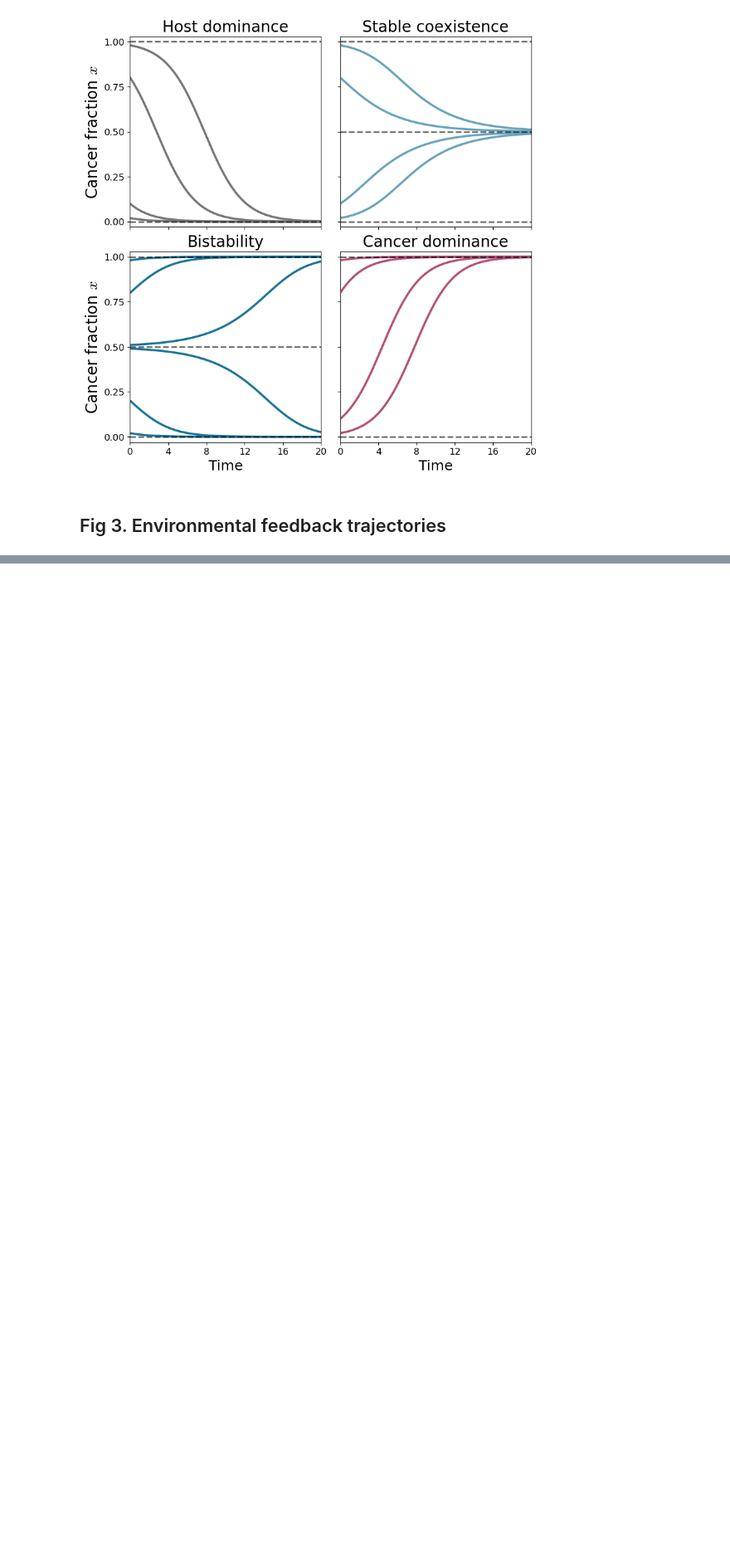
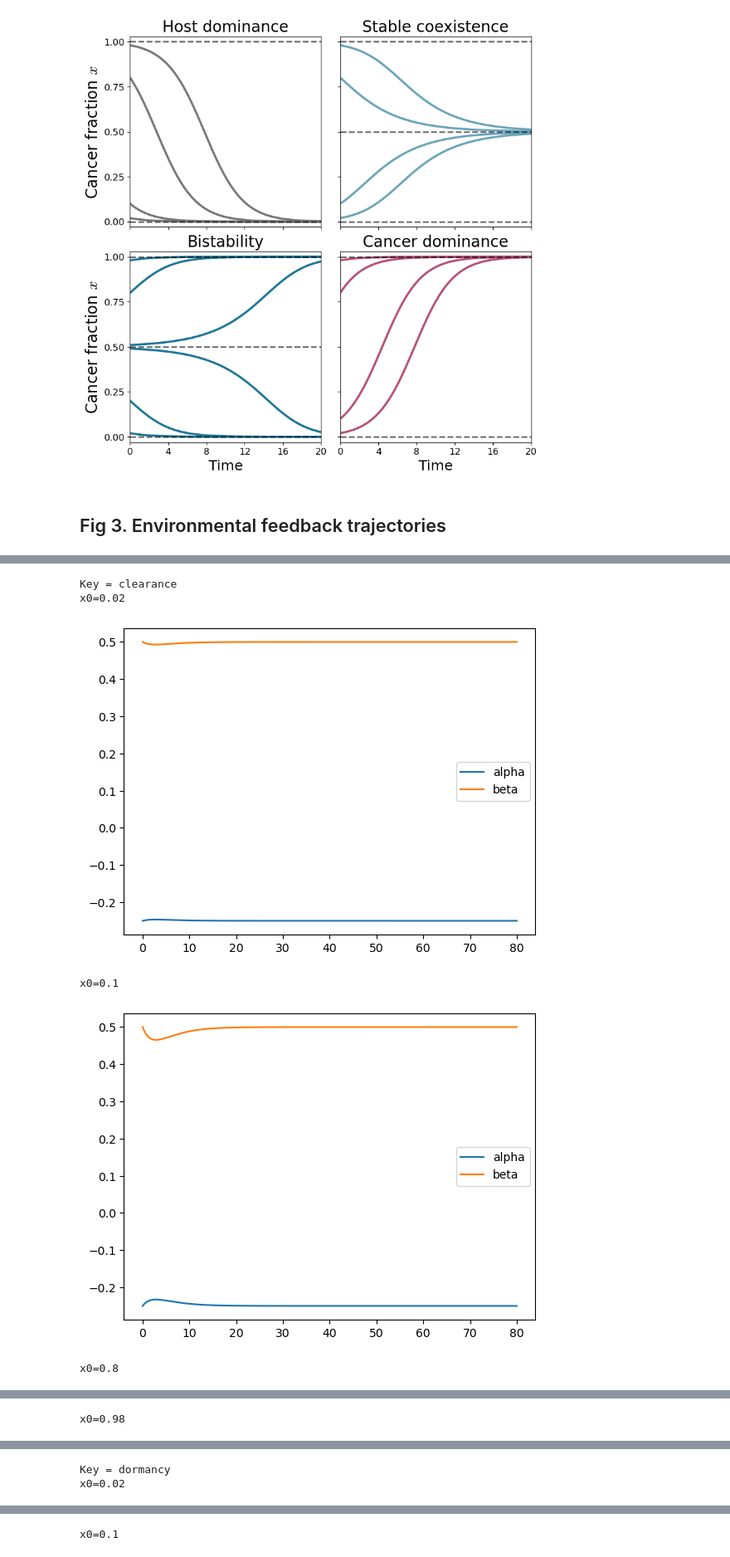
Before and after one commit to gyanezfeliu/dynamics_dormancy, a Jupyter notebook: Paper.ipynb, the cells around one changed output, grey strips where cells are left out. Shown at 83% size. Cells and saved outputs as stored; diff of their text form; code cells hidden in the pictures; blank space fills up the shorter version.

```diff
--- a/Paper.ipynb
+++ b/Paper.ipynb
@@ -598,0 +537,17 @@ for key in ["clearance", "dormancy", "awakening", "primed_threshold"]:
+# %%
+keys = ['clearance', 'dormancy', 'awakening', 'primed_threshold']
+for key in keys:
+    print(f"Key = {key}")
+    for case in all_outs[key]:
+        print(f"x0={case['x0']}")
+        plt.plot(case['t'],case['alpha'], label='alpha')
+        plt.plot(case['t'],case['beta'], label='beta')
+        plt.legend()
+        plt.show()
+# %% [output]
+Key = clearance
+x0=0.02
+[figure, added]
+x0=0.1
+[figure, added]
+x0=0.8
@@ -598,0 +555 @@ for key in ["clearance", "dormancy", "awakening", "primed_threshold"]:
+x0=0.98
@@ -598,0 +557,2 @@ for key in ["clearance", "dormancy", "awakening", "primed_threshold"]:
+Key = dormancy
+x0=0.02
@@ -598,0 +560 @@ for key in ["clearance", "dormancy", "awakening", "primed_threshold"]:
+x0=0.1
```
Also changed, not shown: parts of 12 cells of this notebook.
